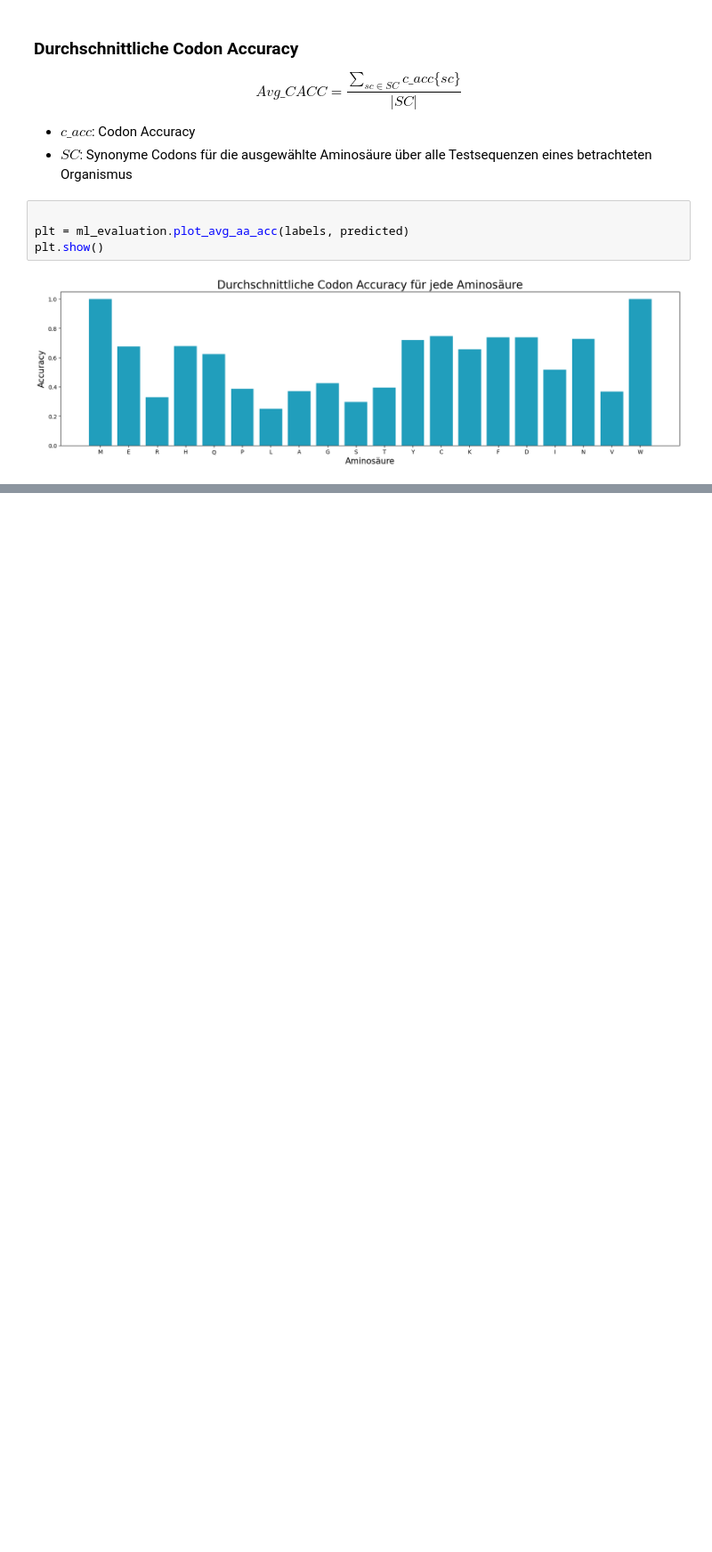
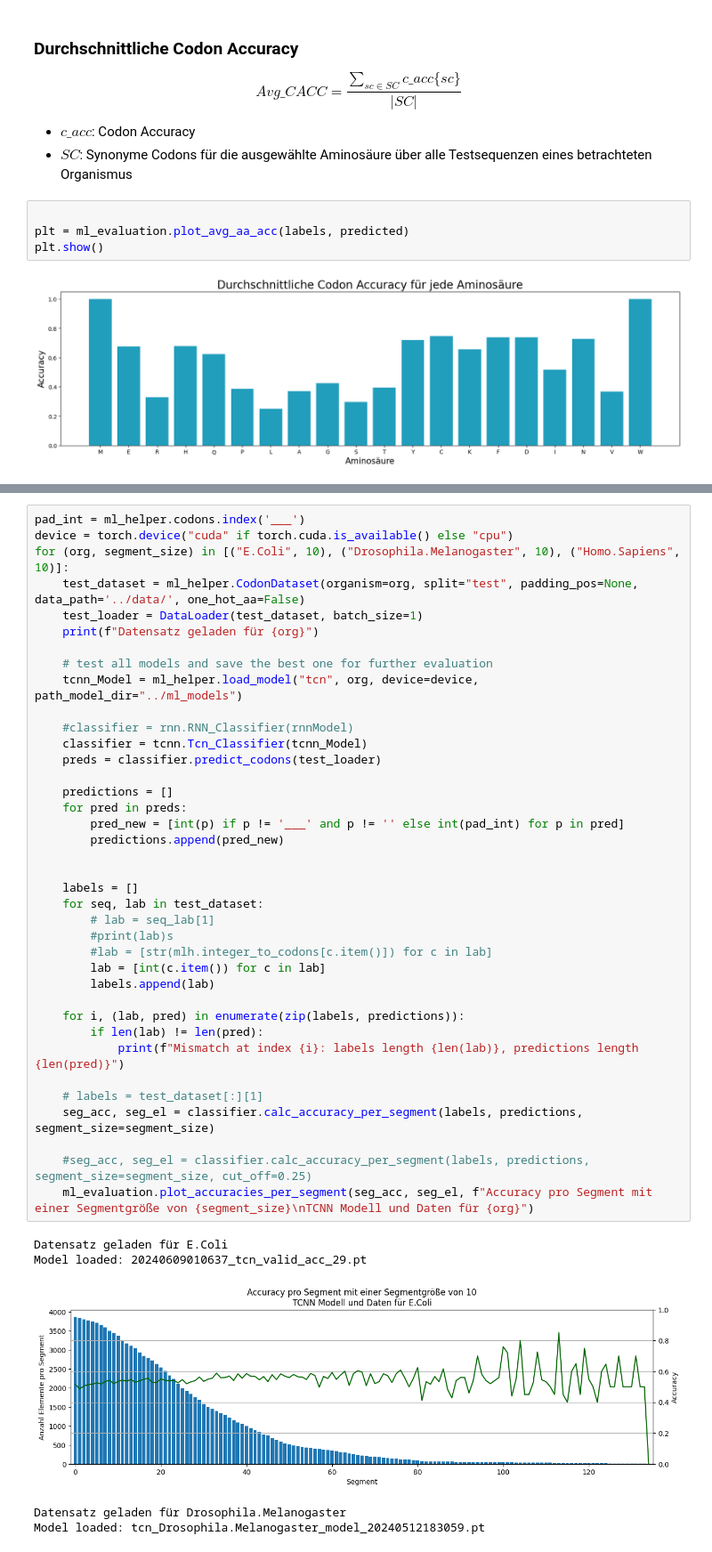
Before and after one commit to maxikuehn/PMDS_Codons, a Jupyter notebook: notebooks/TCNN_Testing.ipynb, the cells around one changed output, grey strips where cells are left out. Shown: that part at 89% size. Drawn from its saved outputs; the diff is of its cells as text; blank space fills up the shorter version.

Commit message:
TCNN as Classifier

```diff
--- a/notebooks/TCNN_Testing.ipynb
+++ b/notebooks/TCNN_Testing.ipynb
@@ -288,0 +298,44 @@ plt.show()
+# %%
+pad_int = ml_helper.codons.index('___')
+device = torch.device("cuda" if torch.cuda.is_available() else "cpu")
+for (org, segment_size) in [("E.Coli", 10), ("Drosophila.Melanogaster", 10), ("Homo.Sapiens", 10)]:
+    test_dataset = ml_helper.CodonDataset(organism=org, split="test", padding_pos=None, data_path='../data/', one_hot_aa=False)
+    test_loader = DataLoader(test_dataset, batch_size=1)
+    print(f"Datensatz geladen für {org}")
+
+    # test all models and save the best one for further evaluation
+    tcnn_Model = ml_helper.load_model("tcn", org, device=device, path_model_dir="../ml_models")
+
+    #classifier = rnn.RNN_Classifier(rnnModel)
+    classifier = tcnn.Tcn_Classifier(tcnn_Model)
+    preds = classifier.predict_codons(test_loader)
+
+    predictions = []
+    for pred in preds:
+        pred_new = [int(p) if p != '___' and p != '' else int(pad_int) for p in pred]
+        predictions.append(pred_new)
+
+
+    labels = []
+    for seq, lab in test_dataset:
+        # lab = seq_lab[1]
+        #print(lab)s
+        #lab = [str(mlh.integer_to_codons[c.item()]) for c in lab]
+        lab = [int(c.item()) for c in lab]
+        labels.append(lab)
+
+    for i, (lab, pred) in enumerate(zip(labels, predictions)):
+        if len(lab) != len(pred):
+            print(f"Mismatch at index {i}: labels length {len(lab)}, predictions length {len(pred)}")
+
+    # labels = test_dataset[:][1]
+    seg_acc, seg_el = classifier.calc_accuracy_per_segment(labels, predictions, segment_size=segment_size)
+
+    #seg_acc, seg_el = classifier.calc_accuracy_per_segment(labels, predictions, segment_size=segment_size, cut_off=0.25)
+    ml_evaluation.plot_accuracies_per_segment(seg_acc, seg_el, f"Accuracy pro Segment mit einer Segmentgröße von {segment_size}\nTCNN Modell und Daten für {org}")
+# %% [output]
+Datensatz geladen für E.Coli
+Model loaded: 20240609010637_tcn_valid_acc_29.pt
+[figure, added]
+Datensatz geladen für Drosophila.Melanogaster
+Model loaded: tcn_Drosophila.Melanogaster_model_20240512183059.pt
```
Also changed, not shown: parts of 5 cells of this notebook, 2 other files.
